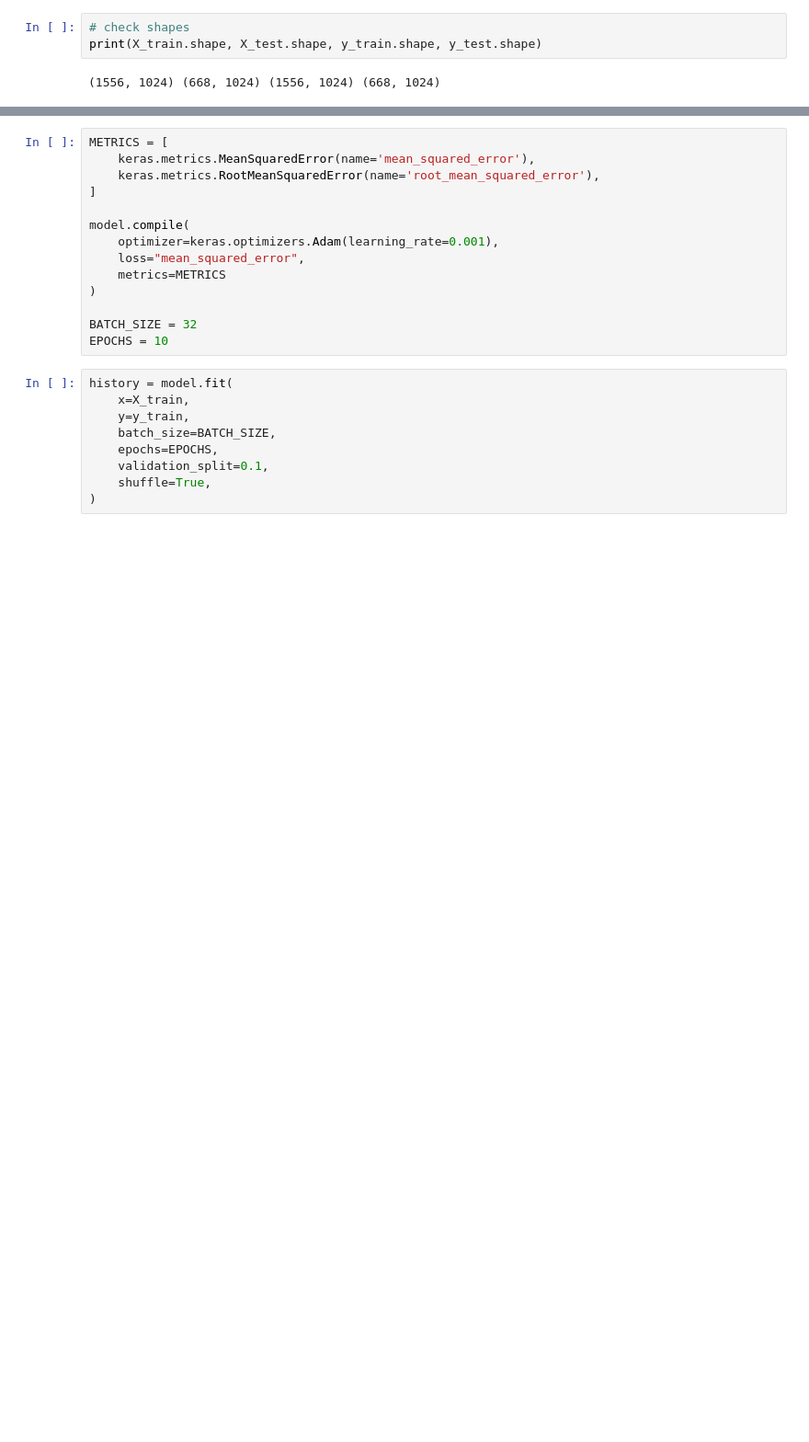
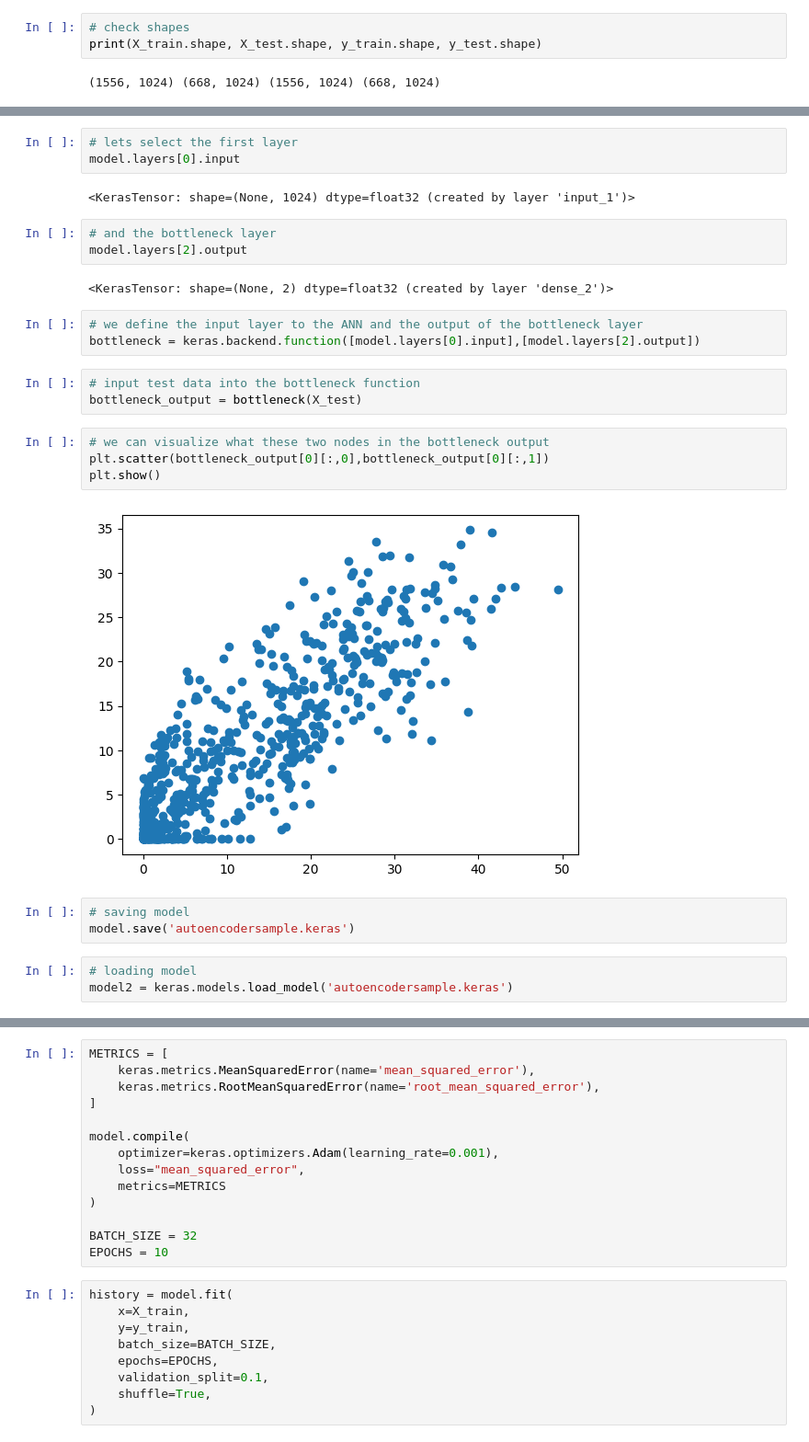
Before and after one commit to mariajmolina/UMDAOSC650, a Jupyter notebook: autoencoder.ipynb, the cells around one changed output, grey strips where cells are left out. Shown at 92% size. Cells and saved outputs as stored; diff of their text form; blank space fills up the shorter version.

```diff
--- a/autoencoder.ipynb
+++ b/autoencoder.ipynb
@@ -146,0 +267,28 @@ _________________________________________________________________
+# %%
+# lets select the first layer
+model.layers[0].input
+# %% [output]
+<KerasTensor: shape=(None, 1024) dtype=float32 (created by layer 'input_1')>
+# %%
+# and the bottleneck layer
+model.layers[2].output
+# %% [output]
+<KerasTensor: shape=(None, 2) dtype=float32 (created by layer 'dense_2')>
+# %%
+# we define the input layer to the ANN and the output of the bottleneck layer
+bottleneck = keras.backend.function([model.layers[0].input],[model.layers[2].output])
+# %%
+# input test data into the bottleneck function
+bottleneck_output = bottleneck(X_test)
+# %%
+# we can visualize what these two nodes in the bottleneck output
+plt.scatter(bottleneck_output[0][:,0],bottleneck_output[0][:,1])
+plt.show()
+# %% [output]
+[figure, added]
+# %%
+# saving model
+model.save('autoencodersample.keras')
+# %%
+# loading model
+model2 = keras.models.load_model('autoencodersample.keras')
```
Also changed, not shown: parts of 75 cells of this notebook.
